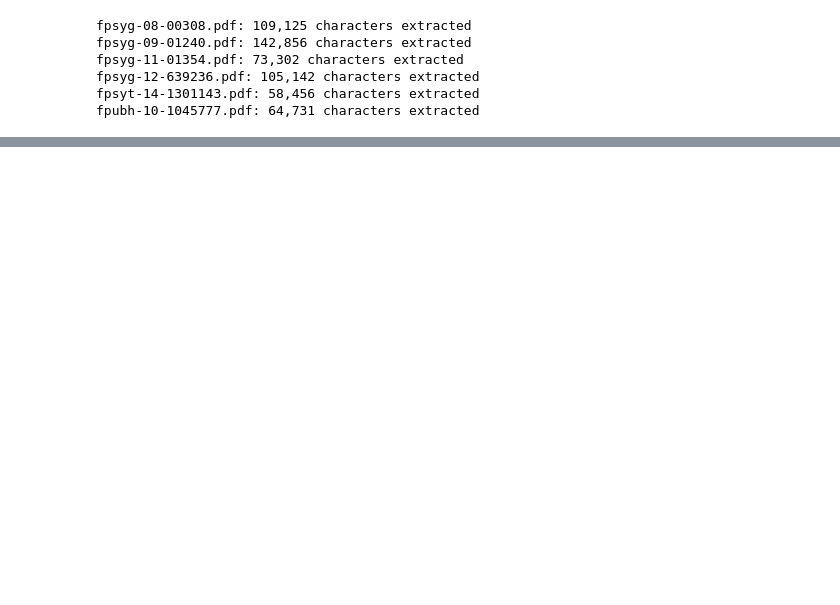
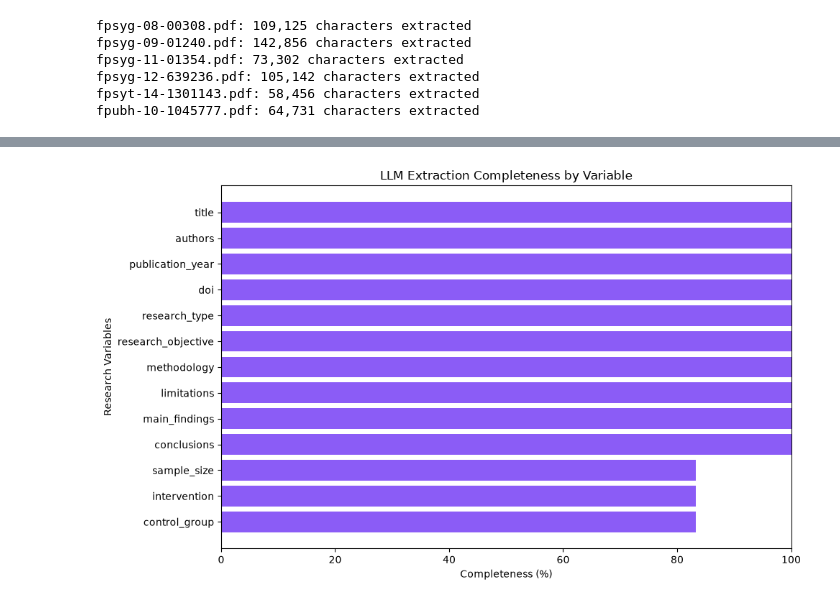
Before and after one commit to LydiaRuizMartinez/LLM-Based-Pharma-Data-Extraction, a Jupyter notebook: notebooks/Pharma_Data_Extraction.ipynb, the cells around one changed output, grey strips where cells are left out. Saved outputs shown, nothing was run; the diff lists cells and outputs as text; code cells hidden in the pictures; blank space fills up the shorter version.

Commit message:
feat(extraction): add chunk-based processing and data quality analysis

```diff
--- a/notebooks/Pharma_Data_Extraction.ipynb
+++ b/notebooks/Pharma_Data_Extraction.ipynb
@@ -298,0 +587,20 @@ display(df)
+# %%
+# Calculate missing values per variable
+missing_values = df.isna().sum()
+
+# Calculate completeness percentage
+completeness = (1 - df.isna().mean()) * 100
+
+# Create quality report
+quality_report = pd.DataFrame({
+    "Missing Values": missing_values,
+    "Completeness (%)": completeness.round(2)
+})
+
+# Sort by completeness
+quality_report = quality_report.sort_values(
+    by="Completeness (%)",
+    ascending=False
+)
+
+display(quality_report)
@@ -298,0 +623,29 @@ display(df)
+# %%
+import matplotlib.pyplot as plt
+
+# Exclude source identifier
+plot_data = quality_report.drop(
+    index="source_file",
+    errors="ignore"
+)
+
+# Create visualization
+plt.figure(figsize=(10, 6))
+
+plt.barh(
+    plot_data.index,
+    plot_data["Completeness (%)"],
+    color="#8B5CF6"
+)
+
+plt.xlabel("Completeness (%)")
+plt.ylabel("Research Variables")
+plt.title("LLM Extraction Completeness by Variable")
+
+plt.xlim(0, 100)
+plt.gca().invert_yaxis()
+
+plt.tight_layout()
+plt.show()
+# %% [output]
+[figure, added]
```
Also changed, not shown: parts of 24 cells of this notebook, 3 other files.
